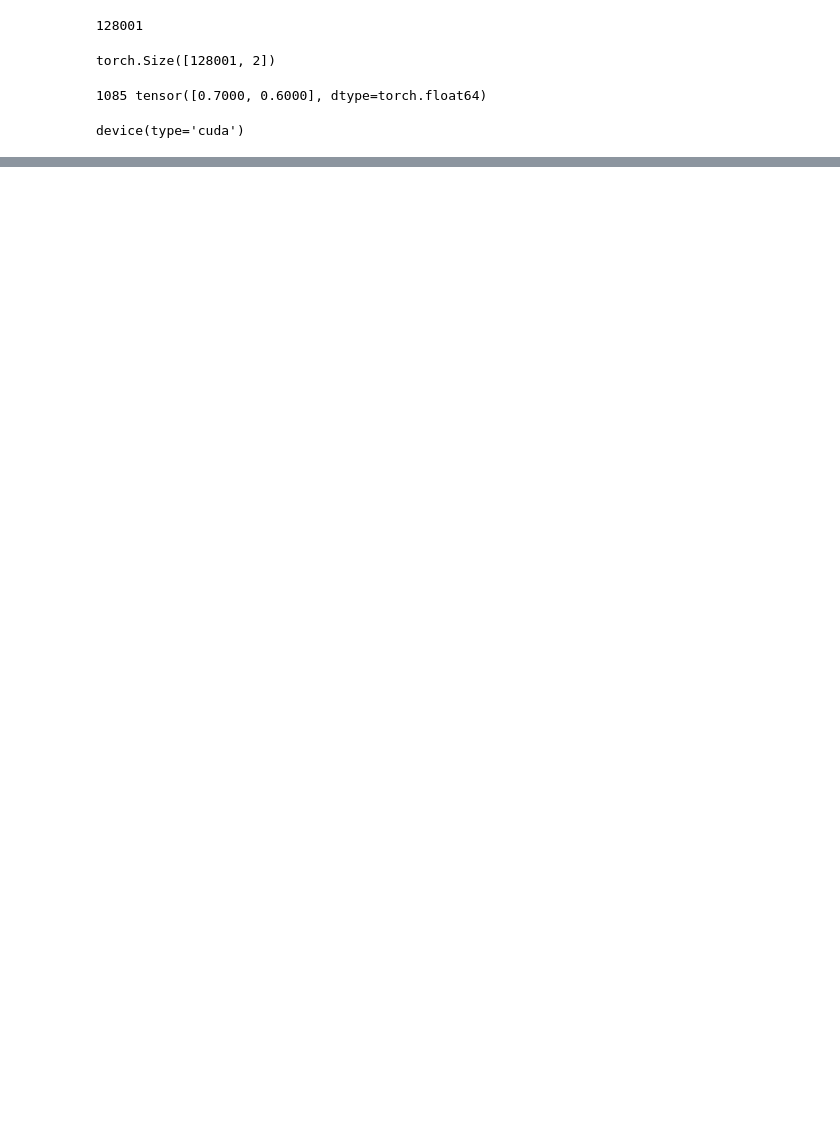
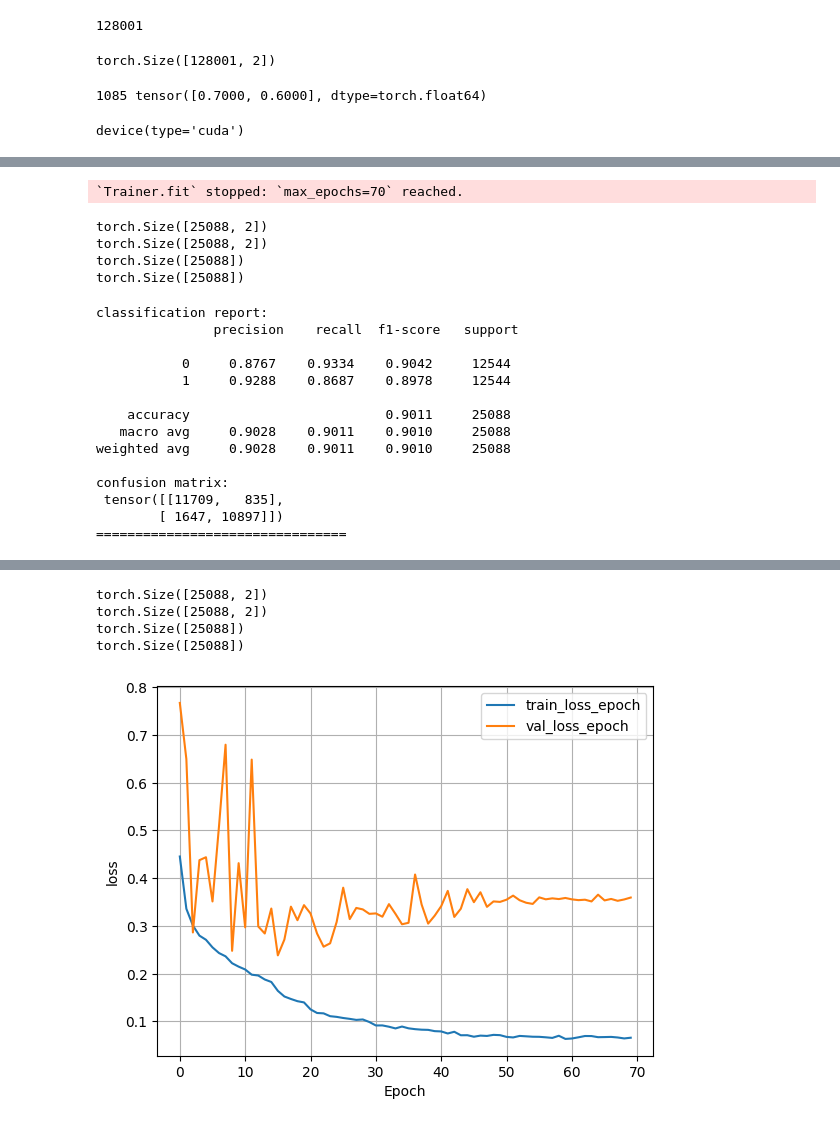
Before and after one commit to FardinRastakhiz/CNN-GNN-TEXT, a Jupyter notebook: FindBestModel/5_LayersAttributionOnOutput/with_positional_encoding.ipynb, the cells around one changed output, grey strips where cells are left out. Saved outputs shown, nothing was run; the diff lists cells and outputs as text; code cells hidden in the pictures; blank space fills up the shorter version.

Commit message:
Update the best model

```diff
--- a/FindBestModel/5_LayersAttributionOnOutput/with_positional_encoding.ipynb
+++ b/FindBestModel/5_LayersAttributionOnOutput/with_positional_encoding.ipynb
@@ -947,9 +970,9 @@ torch.Size([63640, 2])
 # %%
-# for p1 in [False, True]:
-#     for p2 in [False, True]:
-#         for p3 in [False, True]:
-# print(f'\n{p1}, {p2}, {p3}: \n')
-classifier_torch_model = CNN_for_Text_No_Positional_Encoding(num_embedding=num_embedding, hidden_dim=64, embedding_dim=64, pos_emb_size=3080, dropout=0.2, num_out_features=len(class_id), seed=911, random_edges=4, lattice_edges=4, lattice_step=2, virtual_nodes=0, lattice_start_distance=2, isXaiTests=True, num_tests=len(X.num_tokens)).eval()
-flopt_counter = FlopCounterMode(classifier_torch_model)
-with flopt_counter:
-    classifier_torch_model(X.x, torch.zeros((2, 0)), X.token_indices, X.token_sentiments, X.token_lengths, X.num_tokens, X.character_length, X.token_embeddings)
+# # for p1 in [False, True]:
+# #     for p2 in [False, True]:
+# #         for p3 in [False, True]:
+# # print(f'\n{p1}, {p2}, {p3}: \n')
+# classifier_torch_model = CNN_for_Text_No_Positional_Encoding(num_embedding=num_embedding, hidden_dim=64, embedding_dim=64, pos_emb_size=3080, dropout=0.2, num_out_features=len(class_id), seed=911, random_edges=4, lattice_edges=4, lattice_step=2, virtual_nodes=0, lattice_start_distance=2, isXaiTests=True, num_tests=len(X.num_tokens)).eval()
+# flopt_counter = FlopCounterMode(classifier_torch_model)
+# with flopt_counter:
+#     classifier_torch_model(X.x, torch.zeros((2, 0)), X.token_indices, X.token_sentiments, X.token_lengths, X.num_tokens, X.character_length, X.token_embeddings)
@@ -1531,2 +1544,3 @@ gc.collect()
 # %%
-# model_manager = train_model(70, 0.2, 0.000012, 0.0032, use_positional_encoder=[False, False, False])
+model_manager = train_model(70, 0.2, 0.000012, 0.0032, use_positional_encoder=[False, False, False])
+# %% [output]
@@ -1532,0 +1564,19 @@ gc.collect()
+`Trainer.fit` stopped: `max_epochs=70` reached.
+torch.Size([25088, 2])
+torch.Size([25088, 2])
+torch.Size([25088])
+torch.Size([25088])
+classification report:
+               precision    recall  f1-score   support
+
+           0     0.8767    0.9334    0.9042     12544
+           1     0.9288    0.8687    0.8978     12544
+
+    accuracy                         0.9011     25088
+   macro avg     0.9028    0.9011    0.9010     25088
+weighted avg     0.9028    0.9011    0.9010     25088
+
+confusion matrix:
+ tensor([[11709,   835],
+        [ 1647, 10897]])
+================================
@@ -1533,3 +1585,8 @@ gc.collect()
+torch.Size([25088, 2])
+torch.Size([25088, 2])
+torch.Size([25088])
+torch.Size([25088])
+[figure, added]
 # %%
 def calculatge_metrics(chpt_path, target_data_loader, num_embedding):
         classifier_torch_model = CNN_for_Text_No_Positional_Encoding(num_embedding=num_embedding, hidden_dim=hidden_dim, embedding_dim=embedding_dim, pos_emb_size=4096, dropout=0.2, num_out_features=len(class_id), seed=seed, random_edges=4, lattice_edges=8, lattice_step=2, virtual_nodes=0, lattice_start_distance=2)
```
Also changed, not shown: parts of 71 cells of this notebook, 5 other files.
